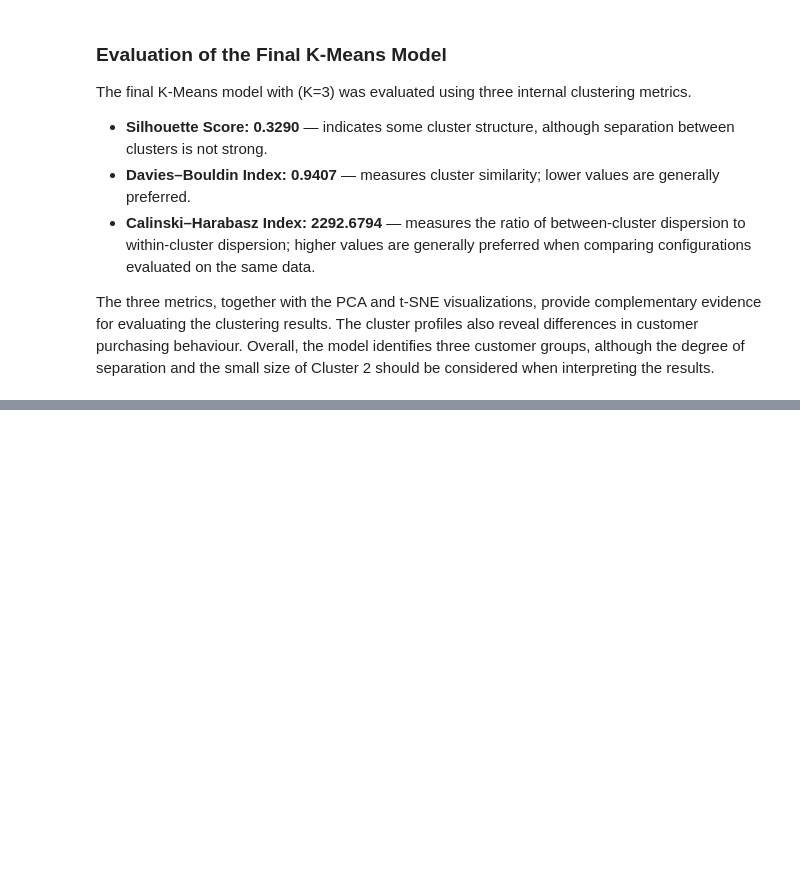
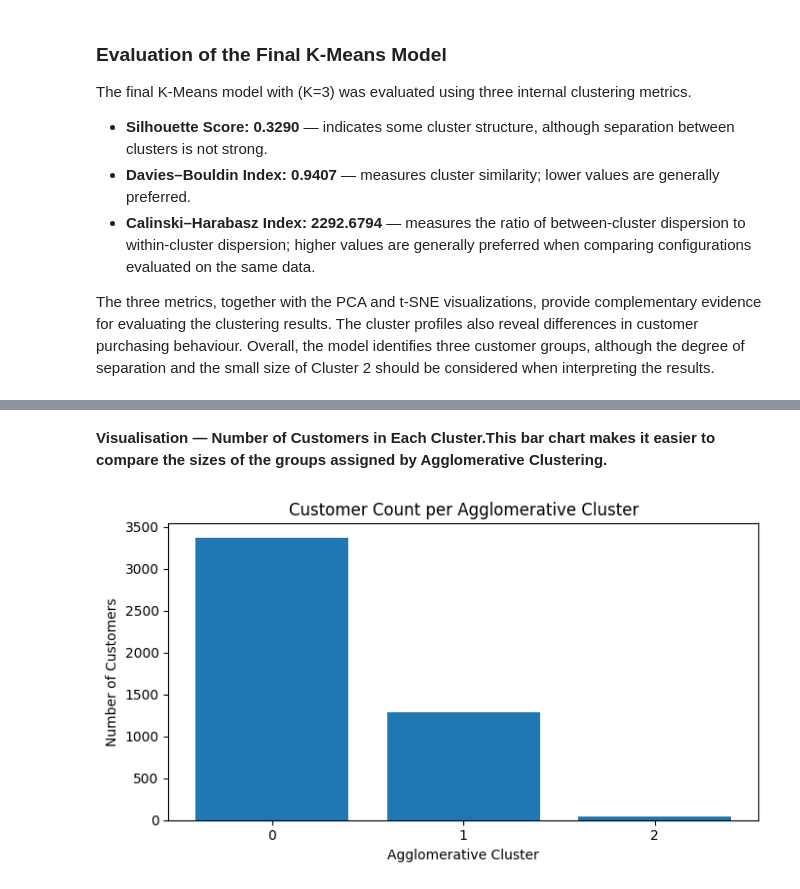
Before and after one commit to snehitha-araveti/ML-Capstone-Project-2026, a Jupyter notebook: notebooks/clustering.ipynb, the cells around one changed output, grey strips where cells are left out. Saved outputs shown, nothing was run; the diff lists cells and outputs as text; code cells hidden in the pictures; blank space fills up the shorter version.

```diff
--- a/notebooks/clustering.ipynb
+++ b/notebooks/clustering.ipynb
@@ -923,0 +1039,20 @@ The three metrics, together with the PCA and t-SNE visualizations, provide compl
+# %%
+from sklearn.cluster import AgglomerativeClustering
+
+agglomerative_model = AgglomerativeClustering(n_clusters=3, linkage="ward")
+agglomerative_labels = agglomerative_model.fit_predict(X_train_scaled)
+
+train_agglomerative = X_train.copy()
+train_agglomerative["Agglomerative_Cluster"] = agglomerative_labels
+
+print("Agglomerative Hierarchical Clustering completed successfully.")
+print("Number of clusters:", len(set(agglomerative_labels)))
+print("Number of training customers:", len(agglomerative_labels))
+print("Cluster distribution:")
+display(
+    train_agglomerative["Agglomerative_Cluster"]
+    .value_counts()
+    .sort_index()
+    .rename("Number of Customers")
+    .to_frame()
+)
@@ -923,0 +1069,18 @@ The three metrics, together with the PCA and t-SNE visualizations, provide compl
+# %% [markdown]
+**Visualisation — Number of Customers in Each Cluster.This bar chart makes it easier to compare the sizes of the groups assigned by Agglomerative Clustering.**
+# %%
+cluster_sizes_agglomerative = (
+    train_agglomerative["Agglomerative_Cluster"]
+    .value_counts()
+    .sort_index()
+)
+
+plt.figure(figsize=(7, 4))
+plt.bar(cluster_sizes_agglomerative.index.astype(str), cluster_sizes_agglomerative.values)
+plt.xlabel("Agglomerative Cluster")
+plt.ylabel("Number of Customers")
+plt.title("Customer Count per Agglomerative Cluster")
+plt.tight_layout()
+plt.show()
+# %% [output]
+[figure, added]
```
Also changed, not shown: parts of 18 cells of this notebook.
